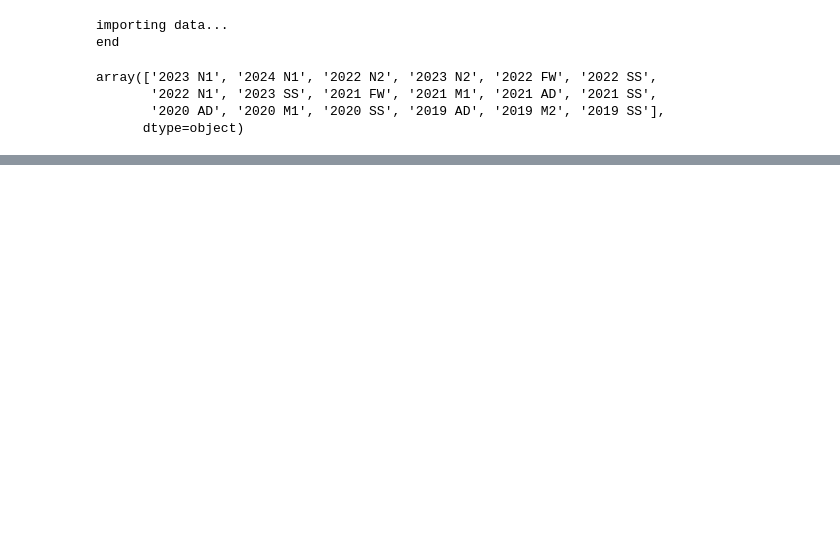
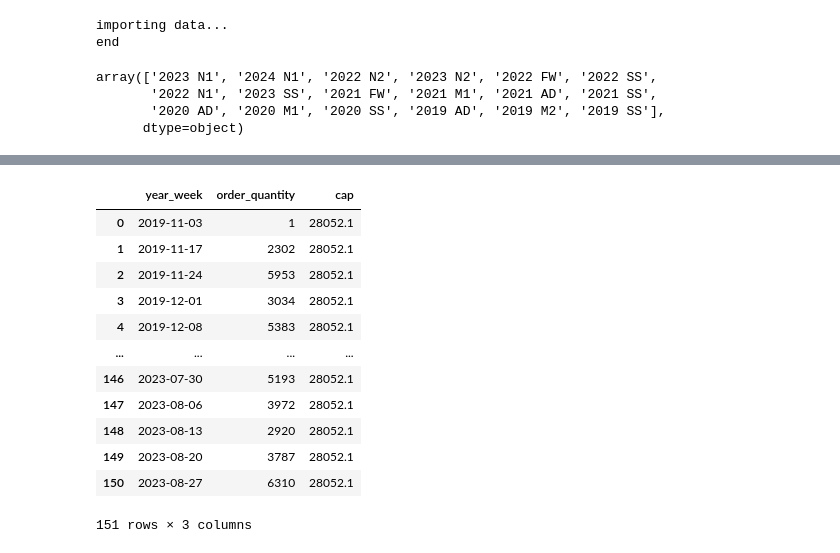
Before and after one commit to MottaDavide/tesi_tommy, a Jupyter notebook: notebook/visualization.ipynb, the cells around one changed output, grey strips where cells are left out. Cells and saved outputs as stored; diff of their text form; code cells hidden in the pictures; blank space fills up the shorter version.

```diff
--- a/notebook/visualization.ipynb
+++ b/notebook/visualization.ipynb
@@ -218,0 +435,16 @@ N1
+# %%
+df_filtered
+# %% [output]
+|  | year_week | order_quantity | cap |
+| 0 | 2019-11-03 | 1 | 28052.1 |
+| 1 | 2019-11-17 | 2302 | 28052.1 |
+| 2 | 2019-11-24 | 5953 | 28052.1 |
+| 3 | 2019-12-01 | 3034 | 28052.1 |
+| 4 | 2019-12-08 | 5383 | 28052.1 |
+| ... | ... | ... | ... |
+| 146 | 2023-07-30 | 5193 | 28052.1 |
+| 147 | 2023-08-06 | 3972 | 28052.1 |
+| 148 | 2023-08-13 | 2920 | 28052.1 |
+| 149 | 2023-08-20 | 3787 | 28052.1 |
+| 150 | 2023-08-27 | 6310 | 28052.1 |
+151 rows × 3 columns
```
Also changed, not shown: parts of 9 cells of this notebook.
